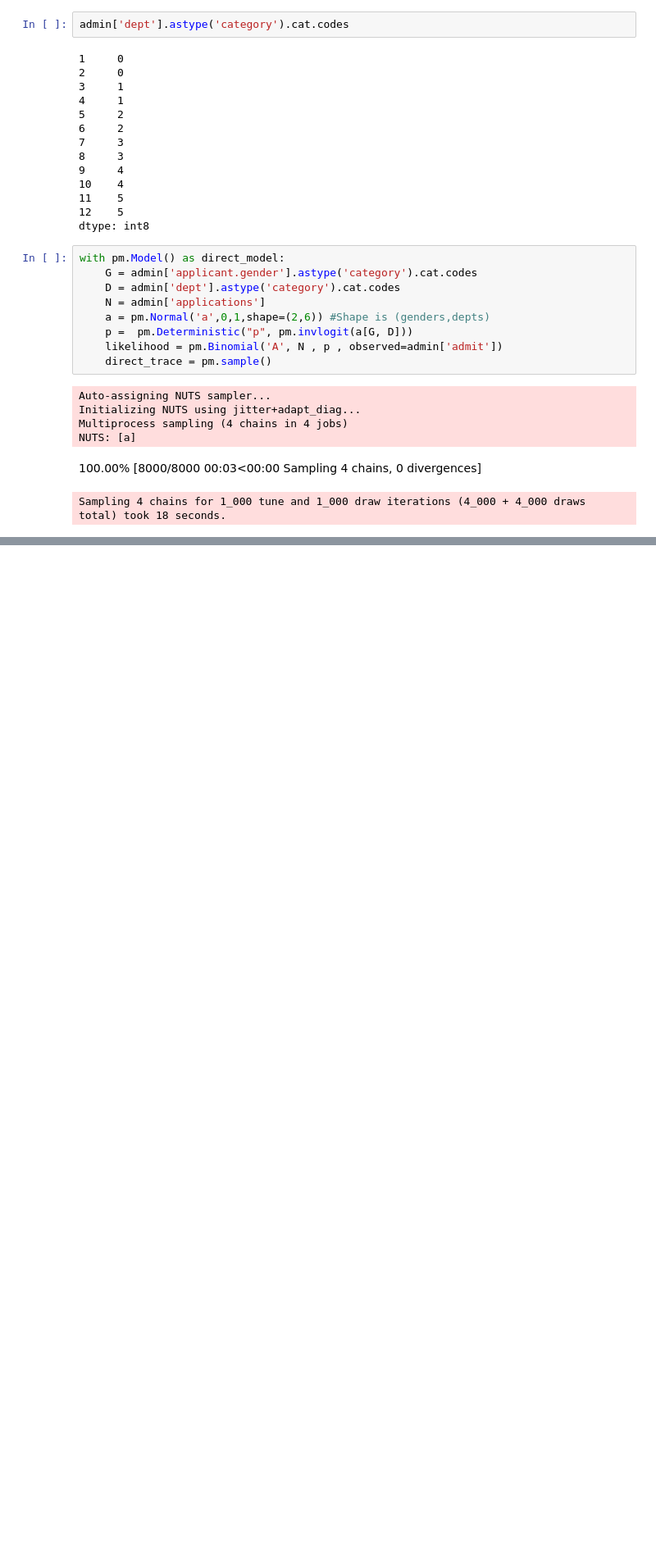
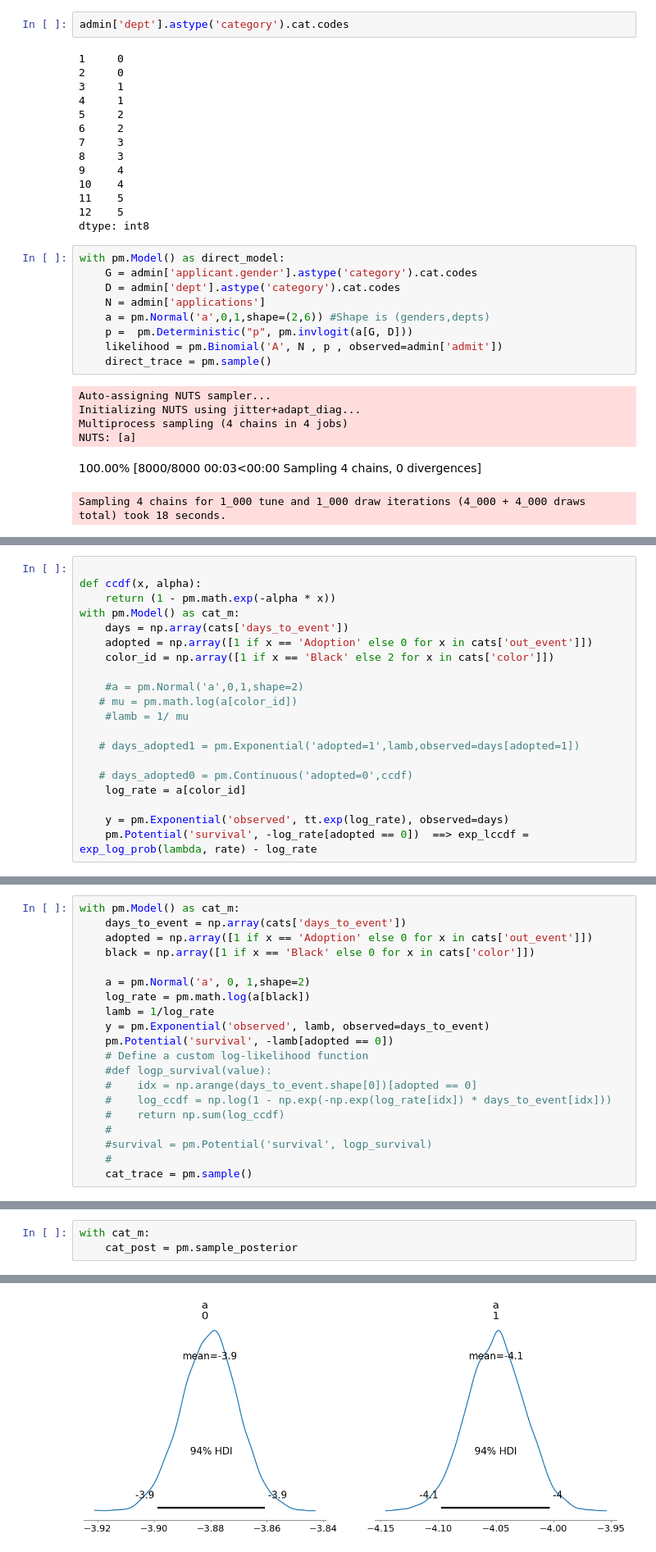
Before and after one commit to kpjmcg/Statistical-Rethinking-2023-Python-Notes, a Jupyter notebook: Lecture_9_2023.ipynb, the cells around one changed output, grey strips where cells are left out. Shown at 82% size. Drawn from its saved outputs; the diff is of its cells as text; blank space fills up the shorter version.

```diff
--- a/Lecture_9_2023.ipynb
+++ b/Lecture_9_2023.ipynb
@@ -461,0 +618,20 @@ for i in range(6):
+# %%
+
+def ccdf(x, alpha):
+    return (1 - pm.math.exp(-alpha * x))
+with pm.Model() as cat_m:
+    days = np.array(cats['days_to_event'])
+    adopted = np.array([1 if x == 'Adoption' else 0 for x in cats['out_event']])
+    color_id = np.array([1 if x == 'Black' else 2 for x in cats['color']])
+
+    #a = pm.Normal('a',0,1,shape=2)
+   # mu = pm.math.log(a[color_id])
+    #lamb = 1/ mu
+
+   # days_adopted1 = pm.Exponential('adopted=1',lamb,observed=days[adopted=1])
+
+   # days_adopted0 = pm.Continuous('adopted=0',ccdf)
+    log_rate = a[color_id]
+
+    y = pm.Exponential('observed', tt.exp(log_rate), observed=days)
+    pm.Potential('survival', -log_rate[adopted == 0])  ==> exp_lccdf = exp_log_prob(lambda, rate) - log_rate
@@ -461,0 +640,20 @@ for i in range(6):
+# %%
+with pm.Model() as cat_m:
+    days_to_event = np.array(cats['days_to_event'])
+    adopted = np.array([1 if x == 'Adoption' else 0 for x in cats['out_event']])
+    black = np.array([1 if x == 'Black' else 0 for x in cats['color']])
+
+    a = pm.Normal('a', 0, 1,shape=2)
+    log_rate = pm.math.log(a[black])
+    lamb = 1/log_rate
+    y = pm.Exponential('observed', lamb, observed=days_to_event)
+    pm.Potential('survival', -lamb[adopted == 0])
+    # Define a custom log-likelihood function
+    #def logp_survival(value):
+    #    idx = np.arange(days_to_event.shape[0])[adopted == 0]
+    #    log_ccdf = np.log(1 - np.exp(-np.exp(log_rate[idx]) * days_to_event[idx]))
+    #    return np.sum(log_ccdf)
+    #
+    #survival = pm.Potential('survival', logp_survival)
+    #
+    cat_trace = pm.sample()
@@ -461,0 +679,4 @@ for i in range(6):
+# %%
+with cat_m:
+    cat_post = pm.sample_posterior
+# %% [output]
@@ -461,0 +685 @@ for i in range(6):
+[figure, added]
```
Also changed, not shown: parts of 33 cells of this notebook.
